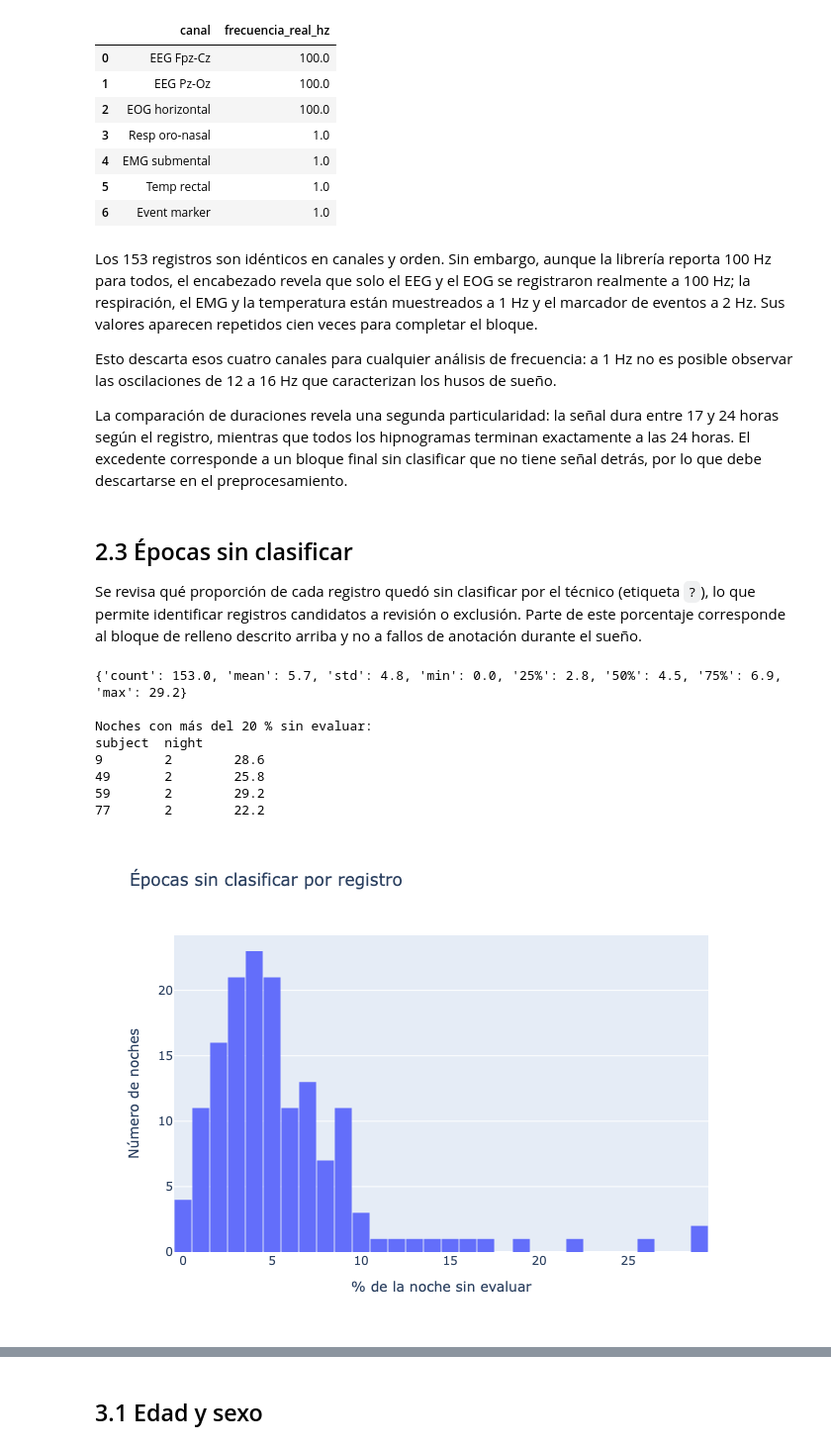
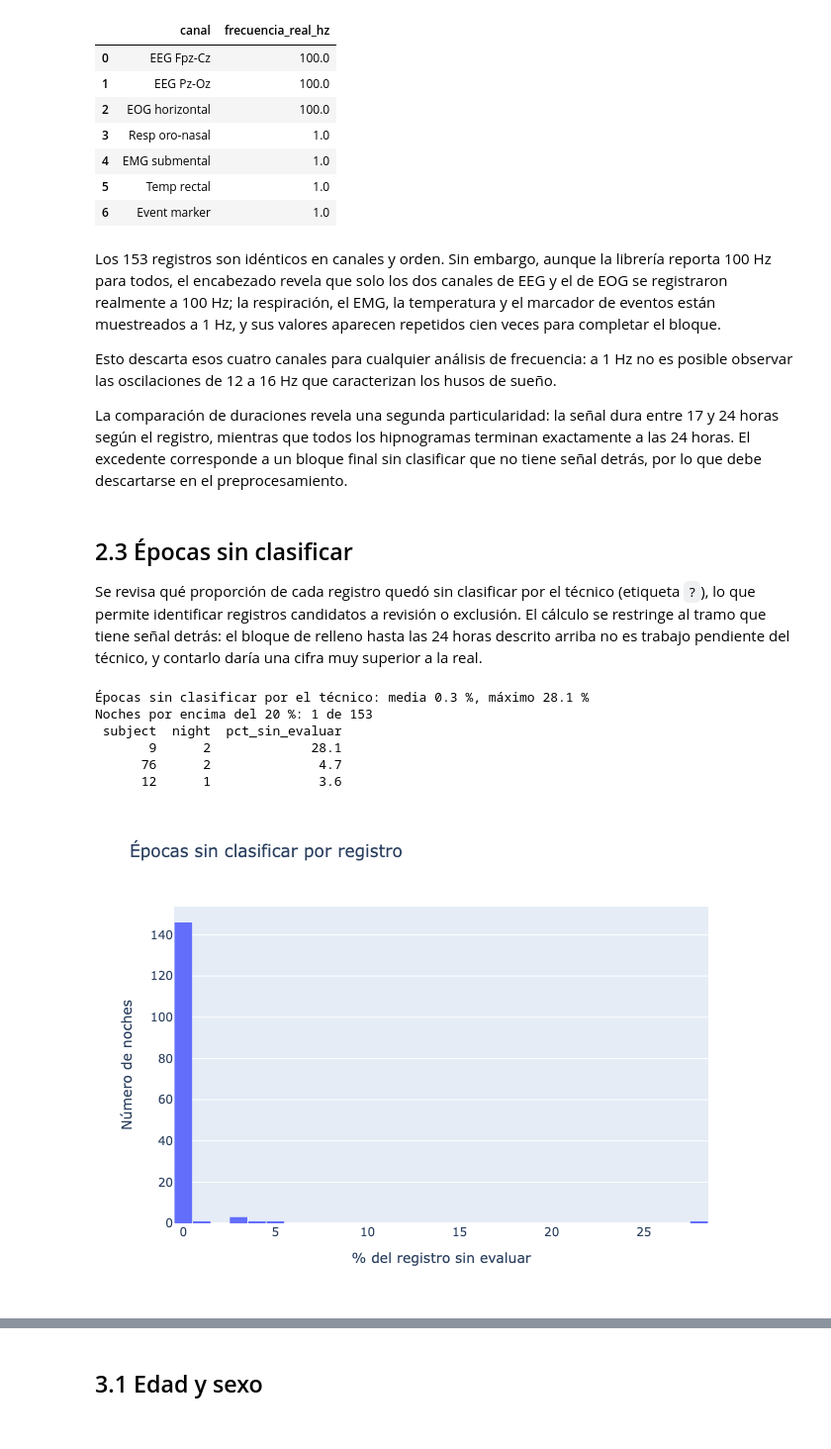
Before and after one commit to juancasas1996/MAIA_Proyecto_Desarrollo_De_Soluciones, a Jupyter notebook: EDA/EDA_Consolidado.ipynb, the cells around one changed output, grey strips where cells are left out. Shown at 99% size. Saved outputs shown, nothing was run; the diff lists cells and outputs as text; code cells hidden in the pictures.

```diff
--- a/EDA/EDA_Consolidado.ipynb
+++ b/EDA/EDA_Consolidado.ipynb
@@ -208,9 +208,9 @@ Duración del hipnograma:  mediana 24.0 h (rango 24.0-24.0)
 | 6 | Event marker | 1.0 |
 # %% [markdown]
 Los 153 registros son idénticos en canales y orden. Sin embargo, aunque la librería reporta 100 Hz
-para todos, el encabezado revela que solo el EEG y el EOG se registraron realmente a 100 Hz; la
-respiración, el EMG y la temperatura están muestreados a 1 Hz y el marcador de eventos a 2 Hz. Sus
-valores aparecen repetidos cien veces para completar el bloque.
+para todos, el encabezado revela que solo los dos canales de EEG y el de EOG se registraron
+realmente a 100 Hz; la respiración, el EMG, la temperatura y el marcador de eventos están muestreados
+a 1 Hz, y sus valores aparecen repetidos cien veces para completar el bloque.
 
 Esto descarta esos cuatro canales para cualquier análisis de frecuencia: a 1 Hz no es posible observar
 las oscilaciones de 12 a 16 Hz que caracterizan los husos de sueño.
@@ -223,29 +223,38 @@ descartarse en el preprocesamiento.
 ## 2.3 Épocas sin clasificar
 
 Se revisa qué proporción de cada registro quedó sin clasificar por el técnico (etiqueta `?`), lo que
-permite identificar registros candidatos a revisión o exclusión. Parte de este porcentaje corresponde
-al bloque de relleno descrito arriba y no a fallos de anotación durante el sueño.
+permite identificar registros candidatos a revisión o exclusión. El cálculo se restringe al tramo que
+tiene señal detrás: el bloque de relleno hasta las 24 horas descrito arriba no es trabajo pendiente
+del técnico, y contarlo daría una cifra muy superior a la real.
 # %%
-horas_por_noche = dataset.pivot_table(index=["subject", "night"], columns="stage",
-                                      values="duration_s", aggfunc="sum", fill_value=0) / 3600
-pct_sin_evaluar = (horas_por_noche["?"] / horas_por_noche.sum(axis=1) * 100).rename("pct_sin_evaluar")
+# Solo cuenta como "sin clasificar" lo que ocurre en el tramo que tiene señal detrás:
+# el bloque de relleno hasta las 24 h no es trabajo pendiente del técnico.
+dur_senal = {(s, n): c.n_times / c.info["sfreq"]
+             for (s, n), c in zip(zip(registros["subject"], registros["night"]), cabeceras)}
 
-print(pct_sin_evaluar.describe().round(1).to_dict())
-print("\nNoches con más del 20 % sin evaluar:")
-print(pct_sin_evaluar[pct_sin_evaluar > 20].round(1).to_string())
+filas_q = []
+for (sujeto, noche), hip in dataset.groupby(["subject", "night"]):
+    con_senal = (np.minimum(hip["onset_s"] + hip["duration_s"], dur_senal[(sujeto, noche)])
+                 - hip["onset_s"]).clip(lower=0)
+    filas_q.append({"subject": sujeto, "night": noche,
+                    "pct_sin_evaluar": con_senal[hip["stage"] == "?"].sum() / con_senal.sum() * 100})
+sin_evaluar = pd.DataFrame(filas_q)
 
-px.histogram(pct_sin_evaluar.reset_index(), x="pct_sin_evaluar", nbins=30,
+print(f"Épocas sin clasificar por el técnico: media {sin_evaluar['pct_sin_evaluar'].mean():.1f} %, "
+      f"máximo {sin_evaluar['pct_sin_evaluar'].max():.1f} %")
+print(f"Noches por encima del 20 %: {(sin_evaluar['pct_sin_evaluar'] > 20).sum()} de {len(sin_evaluar)}")
+print(sin_evaluar.nlargest(3, "pct_sin_evaluar").round(1).to_string(index=False))
+
+px.histogram(sin_evaluar, x="pct_sin_evaluar", nbins=30,
              title="Épocas sin clasificar por registro",
-             labels={"pct_sin_evaluar": "% de la noche sin evaluar"}).update_layout(
+             labels={"pct_sin_evaluar": "% del registro sin evaluar"}).update_layout(
     height=350, yaxis_title="Número de noches", bargap=0.05).show()
 # %% [output]
-{'count': 153.0, 'mean': 5.7, 'std': 4.8, 'min': 0.0, '25%': 2.8, '50%': 4.5, '75%': 6.9, 'max': 29.2}
-
-Noches con más del 20 % sin evaluar:
-subject  night
-9        2        28.6
-49       2        25.8
-59       2        29.2
-77       2        22.2
+Épocas sin clasificar por el técnico: media 0.3 %, máximo 28.1 %
+Noches por encima del 20 %: 1 de 153
+ subject  night  pct_sin_evaluar
+       9      2             28.1
+      76      2              4.7
+      12      1              3.6
-[figure, old version]
+[figure, new version]
 # %% [markdown]
```
Also changed, not shown: parts of 14 cells of this notebook.
